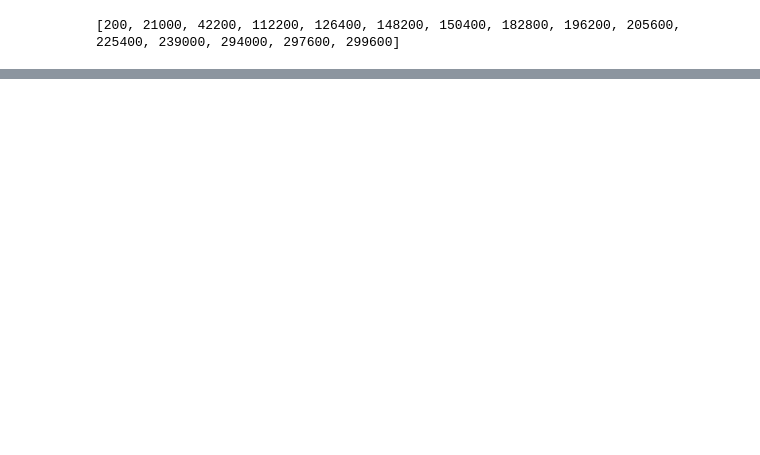
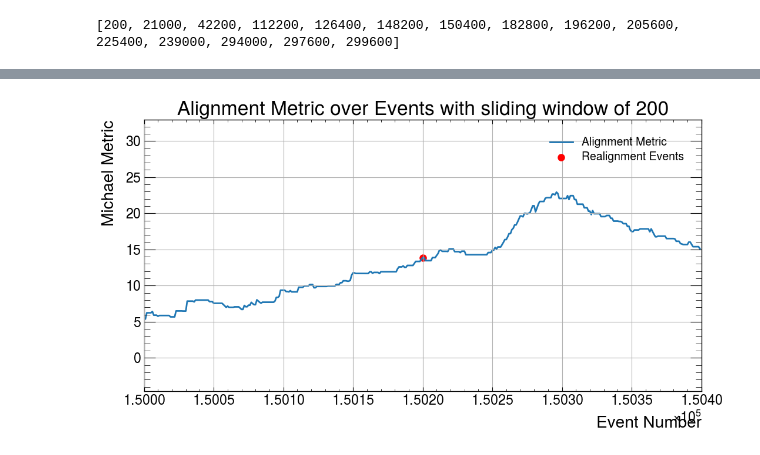
Before and after one commit to Takodachi6969/summer2, a Jupyter notebook: DataAnalysis18062024.ipynb, the cells around one changed output, grey strips where cells are left out. Drawn from its saved outputs; the diff is of its cells as text; code cells hidden in the pictures; blank space fills up the shorter version.

Commit message:
sliding window almost working, not quiet

```diff
--- a/DataAnalysis18062024.ipynb
+++ b/DataAnalysis18062024.ipynb
@@ -1677,0 +1942,22 @@ while processedEvents<300000:
+# %%
+def plot_alignment_metrics(start_event, end_event):
+    binsx = [x for x in range(start_event, end_event)]
+    alignment_metrics = [calcAvgAlign(events[max(0, i - window_size):i + window_size], offSet=0) for i in range(start_event, end_event)]
+
+    filtered_realignment_events = [i for i in exact_realignment_events if start_event <= i < end_event]
+    filtered_realignment_metrics = [alignment_metrics[i - start_event] for i in filtered_realignment_events]
+
+    plt.figure(figsize=(12, 6))
+    plt.plot(binsx, alignment_metrics, label='Alignment Metric')
+    plt.scatter(filtered_realignment_events, filtered_realignment_metrics, color='red', label='Realignment Events')
+    plt.xlabel('Event Number')
+    plt.ylabel('Michael Metric')
+    plt.title('Alignment Metric over Events with sliding window of 200')
+    plt.legend()
+    plt.xlim(start_event, end_event)
+    plt.ylim(min(alignment_metrics) - 10, max(alignment_metrics) + 10)
+    plt.grid(True)
+    plt.show()
+start_event = 41000
+end_event = 43000
+plot_alignment_metrics(start_event, end_event)
@@ -1677,0 +1966,24 @@ while processedEvents<300000:
+# %%
+def plot_alignment_metrics(start_event, end_event):
+    binsx = [x for x in range(start_event, end_event)]
+    alignment_metrics = [calcAvgAlign(events[max(0, i - window_size):i + window_size], offSet=0) for i in range(start_event, end_event)]
+
+    filtered_realignment_events = [i for i in exact_realignment_events if start_event <= i < end_event]
+    filtered_realignment_metrics = [alignment_metrics[i - start_event] for i in filtered_realignment_events]
+
+    plt.figure(figsize=(12, 6))
+    plt.plot(binsx, alignment_metrics, label='Alignment Metric')
+    plt.scatter(filtered_realignment_events, filtered_realignment_metrics, color='red', label='Realignment Events')
+    plt.xlabel('Event Number')
+    plt.ylabel('Michael Metric')
+    plt.title('Alignment Metric over Events with sliding window of 200')
+    plt.legend()
+    plt.xlim(start_event, end_event)
+    plt.ylim(min(alignment_metrics) - 10, max(alignment_metrics) + 10)
+    plt.grid(True)
+    plt.show()
+start_event = 150000
+end_event = 150400
+plot_alignment_metrics(start_event, end_event)
+# %% [output]
+[figure, added]
```
Also changed, not shown: parts of 15 cells of this notebook.
